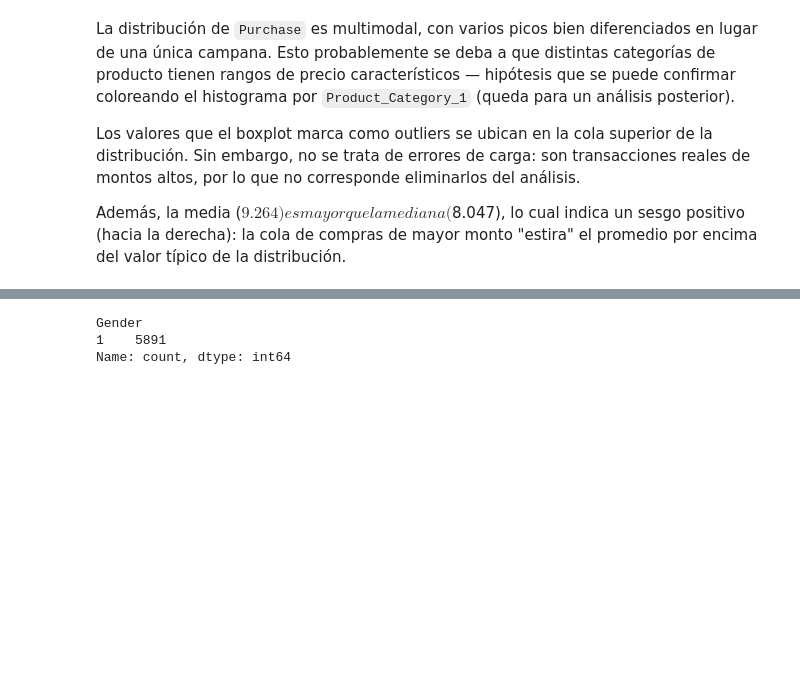
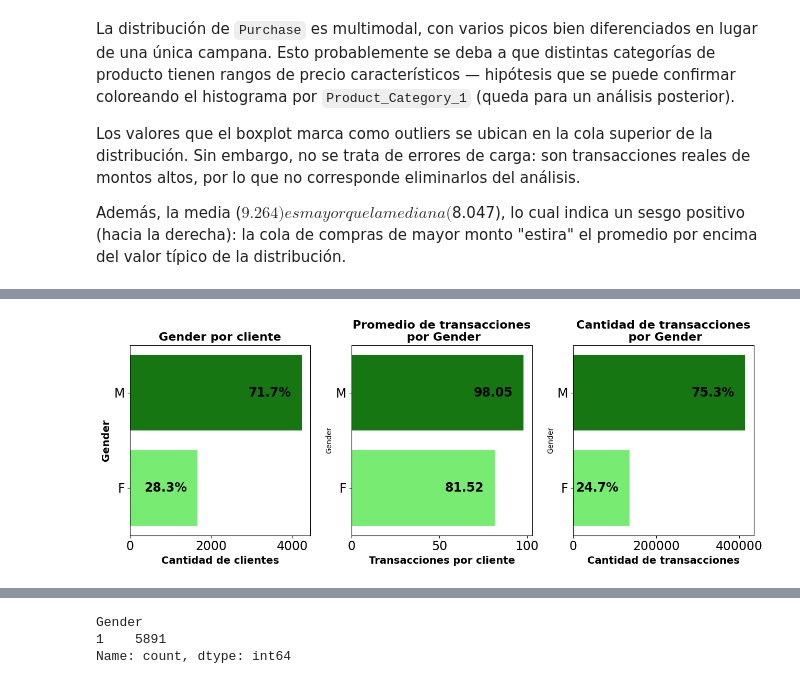
Before and after one commit to RafaelPigata/RP_blackfriday_sales_prediction, a Jupyter notebook: TP1.ipynb, the cells around one changed output, grey strips where cells are left out. Saved outputs shown, nothing was run; the diff lists cells and outputs as text; code cells hidden in the pictures; blank space fills up the shorter version.

```diff
--- a/TP1.ipynb
+++ b/TP1.ipynb
@@ -249,0 +254,83 @@ Además, la media ($9.264) es mayor que la mediana ($8.047), lo cual indica un s
+# %%
+usuarios_unicos = data.drop_duplicates(subset='User_ID')
+
+fig, axes = plt.subplots(1, 3, figsize=(13, 5))
+
+palette_gender = {'M': "#078700", 'F': "#66FF5E"}
+
+# Panel 1: por cliente único
+sns.countplot(y='Gender', data=usuarios_unicos,
+              order=usuarios_unicos['Gender'].value_counts().index,
+              ax=axes[0],
+              hue='Gender',
+              palette=palette_gender,
+              legend=False)
+axes[0].set_title('Gender por cliente', fontsize=16, fontweight='bold')
+axes[0].set_ylabel('Gender', fontsize=14, fontweight='bold')
+axes[0].set_xlabel('Cantidad de clientes', fontsize=14, fontweight='bold')
+axes[0].tick_params(axis='both', labelsize=17)
+
+total_usuarios = len(usuarios_unicos)
+for p in axes[0].patches:
+    ancho = p.get_width()
+    porcentaje = f'{(ancho / total_usuarios) * 100:.1f}%'
+    axes[0].annotate(
+        porcentaje,
+        (ancho, p.get_y() + p.get_height() / 2.0),
+        ha='right', va='center',
+        xytext=(-15, 0), textcoords='offset points',
+        fontsize=17, fontweight='bold',
+    )
+
+# Panel 2: transacciones promedio por género
+tx_por_cliente = (
+    data.groupby(['User_ID', 'Gender']).size().reset_index(name='Transacciones')
+)
+promedio_tx = (
+    tx_por_cliente.groupby('Gender')['Transacciones'].mean().reset_index()
+)
+sns.barplot(
+    y='Gender', x='Transacciones', data=promedio_tx,
+    order=promedio_tx.sort_values(by='Transacciones', ascending=False)['Gender'],
+    ax=axes[1], hue='Gender', palette=palette_gender,
+    orient='h', legend=False,
+)
+axes[1].set_title('Promedio de transacciones\n por Gender', fontsize=16, fontweight='bold')
+axes[1].set_xlabel('Transacciones por cliente', fontsize=14, fontweight='bold')
+axes[1].tick_params(axis='both', labelsize=17)
+
+for p in axes[1].patches:
+    ancho = p.get_width()
+    axes[1].annotate(
+        f'{ancho:.2f}',
+        (ancho, p.get_y() + p.get_height() / 2.0),
+        ha='right', va='center',
+        xytext=(-15, 0), textcoords='offset points',
+        fontsize=17, fontweight='bold',
+    )
+
+# Panel 3: por transacción
+sns.countplot(y='Gender', data=data,
+              order=data['Gender'].value_counts().index,
+              ax=axes[2], hue='Gender', palette=palette_gender,
+              legend=False)
+axes[2].set_title('Cantidad de transacciones\n por Gender', fontsize=16, fontweight='bold')
+axes[2].set_xlabel('Cantidad de transacciones', fontsize=14, fontweight='bold')
+axes[2].tick_params(axis='both', labelsize=17)
+
+total_transacciones = len(data)
+for p in axes[2].patches:
+    ancho = p.get_width()
+    porcentaje = f'{(ancho / total_transacciones) * 100:.1f}%'
+    axes[2].annotate(
+        porcentaje,
+        (ancho, p.get_y() + p.get_height() / 2.0),
+        ha='right', va='center',
+        xytext=(-15, 0), textcoords='offset points',
+        fontsize=17, fontweight='bold',
+    )
+
+plt.tight_layout()
+plt.show()
+# %% [output]
+[figure, added]
```
Also changed, not shown: parts of 38 cells of this notebook.
